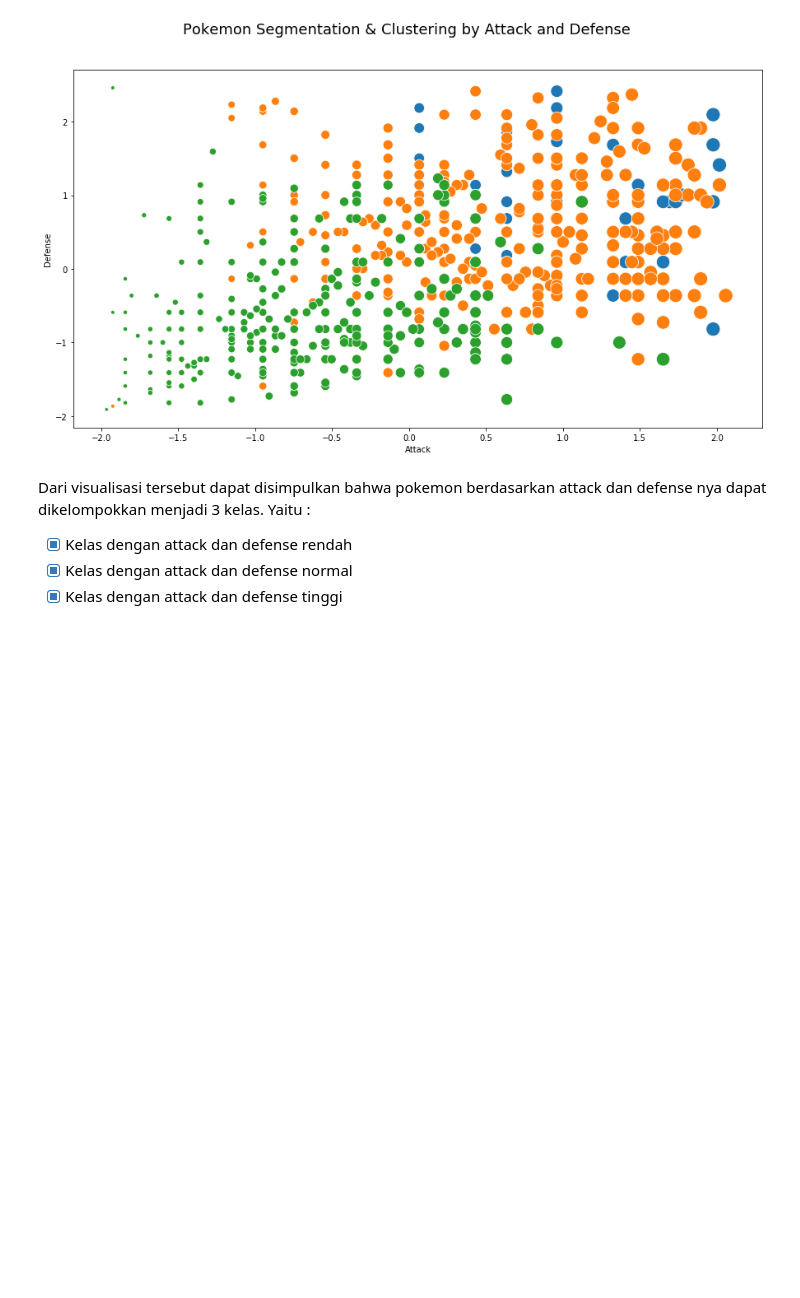
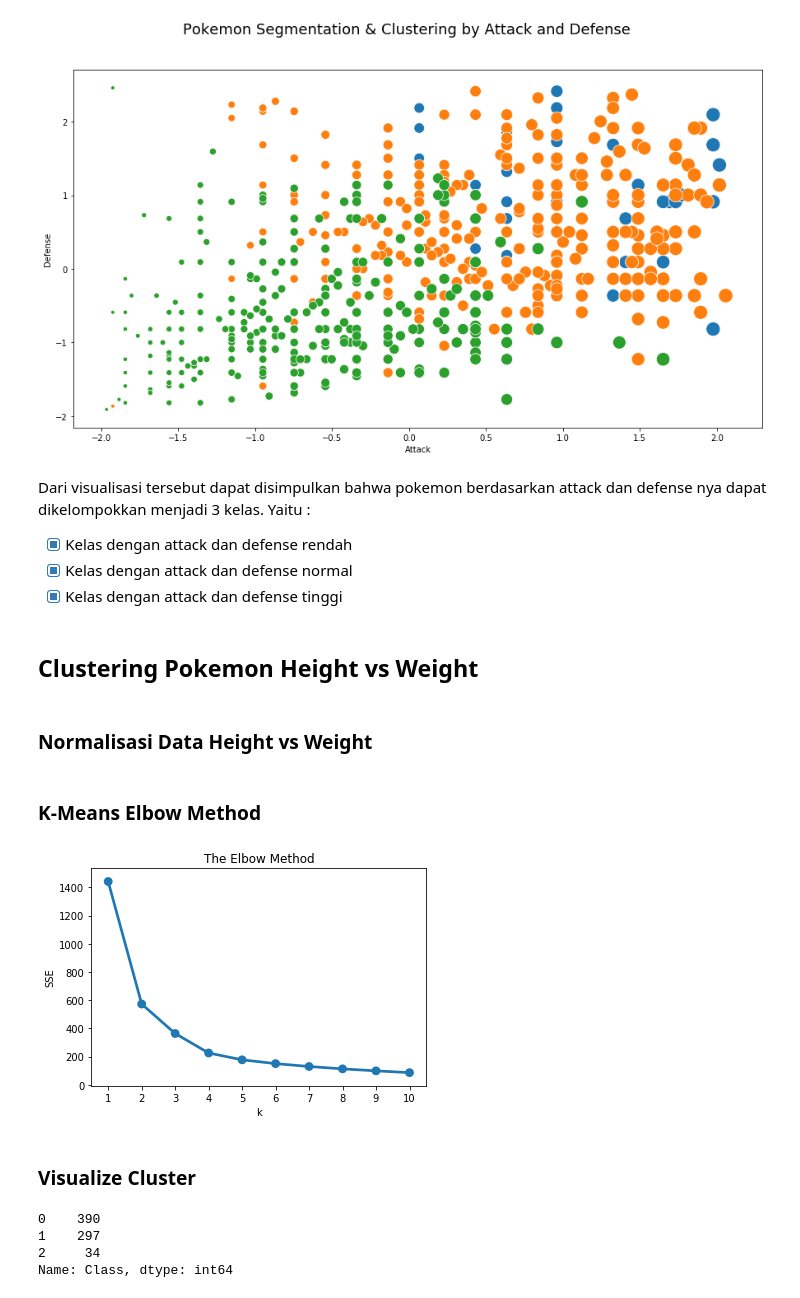
Before and after one commit to PhilipPurwoko/Pokemon-AI, a Jupyter notebook: notebook/Pokemon Segmentation Clustering.ipynb, the cells around one changed output. Cells and saved outputs as stored; diff of their text form; code cells hidden in the pictures; blank space fills up the shorter version.

Commit message:
:milky_way: Menambah clustering pokemon berdasar height vs weight

```diff
--- a/notebook/Pokemon Segmentation Clustering.ipynb
+++ b/notebook/Pokemon Segmentation Clustering.ipynb
@@ -130,3 +130,35 @@ Dari visualisasi tersebut dapat disimpulkan bahwa pokemon berdasarkan attack dan
 - [x] Kelas dengan attack dan defense rendah
 - [x] Kelas dengan attack dan defense normal
 - [x] Kelas dengan attack dan defense tinggi
+# %% [markdown]
+## Clustering Pokemon Height vs Weight
+# %%
+df_wei_hei = df[['Height_m', 'Weight_kg']]
+# %% [markdown]
+### Normalisasi Data Height vs Weight
+# %%
+from sklearn.preprocessing import StandardScaler
+
+scaler = StandardScaler()
+scaler.fit(df_wei_hei)
+df_wei_hei_normal = scaler.transform(df_wei_hei)
+# %% [markdown]
+### K-Means Elbow Method
+# %%
+from sklearn.cluster import KMeans
+
+sse = {}
+for k in range(1, 11):
+    kmeans = KMeans(n_clusters=k, random_state=42)
+    kmeans.fit(df_wei_hei_normal)
+    sse[k] = kmeans.inertia_
+
+plt.title('The Elbow Method')
+plt.xlabel('k')
+plt.ylabel('SSE')
+sns.pointplot(x=list(sse.keys()), y=list(sse.values()))
+plt.show()
+# %% [output]
+[figure, added]
+# %% [markdown]
+### Visualize Cluster
@@ -132,0 +171,7 @@ Dari visualisasi tersebut dapat disimpulkan bahwa pokemon berdasarkan attack dan
+# %%
+df_weihei_copy['Class'].value_counts()
+# %% [output]
+0    390
+1    297
+2     34
+Name: Class, dtype: int64
```
Also changed, not shown: parts of 5 cells of this notebook.
